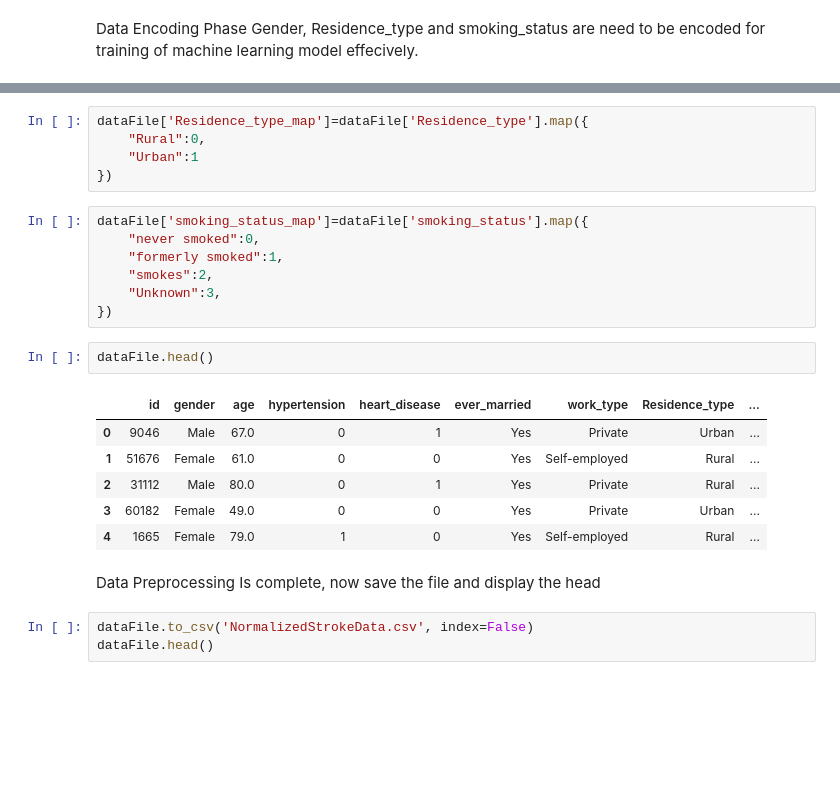
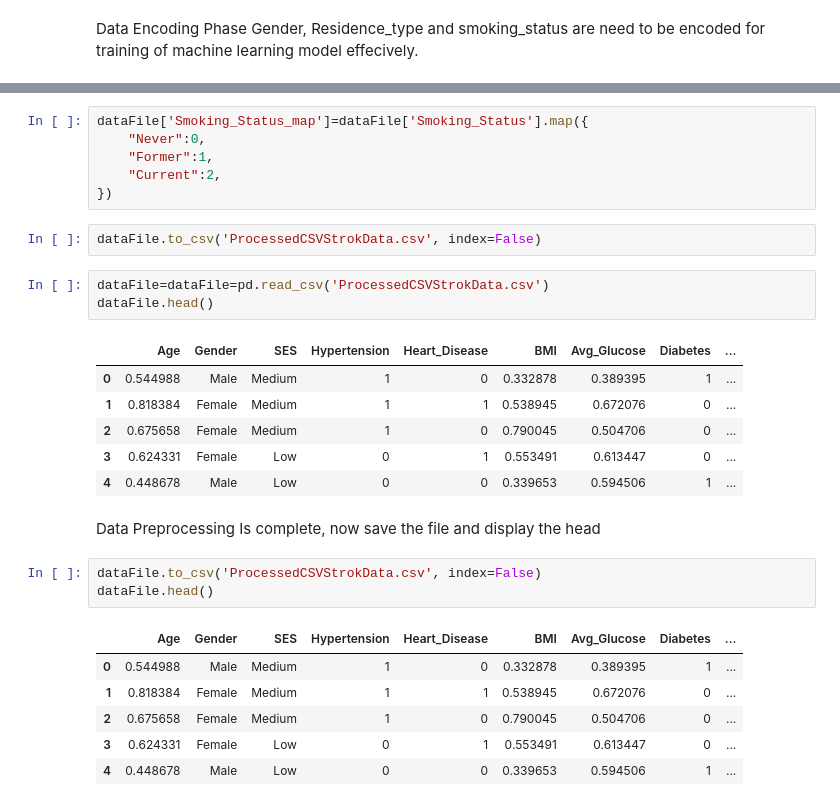
Before and after one commit to Muhammad-Abdul-Basit/Stroke-Prediction-System, a Jupyter notebook: strokeDataPreprocessing.ipynb, the cells around one changed output, grey strips where cells are left out. Saved outputs shown, nothing was run; the diff lists cells and outputs as text; blank space fills up the shorter version.

```diff
--- a/strokeDataPreprocessing.ipynb
+++ b/strokeDataPreprocessing.ipynb
@@ -185,26 +117,30 @@ dataFile['work_type_map']=dataFile['work_type'].map({
-# %%
-dataFile['Residence_type_map']=dataFile['Residence_type'].map({
-    "Rural":0,
-    "Urban":1
-})
 # %%
-dataFile['smoking_status_map']=dataFile['smoking_status'].map({
-    "never smoked":0,
-    "formerly smoked":1,
-    "smokes":2,
-    "Unknown":3,
+dataFile['Smoking_Status_map']=dataFile['Smoking_Status'].map({
+    "Never":0,
+    "Former":1,
+    "Current":2,
 })
+# %%
+dataFile.to_csv('ProcessedCSVStrokData.csv', index=False)
 # %%
+dataFile=dataFile=pd.read_csv('ProcessedCSVStrokData.csv')
 dataFile.head()
 # %% [output]
-|  | id | gender | age | hypertension | heart_disease | ever_married | work_type | Residence_type | ... |
-| 0 | 9046 | Male | 67.0 | 0 | 1 | Yes | Private | Urban | ... |
-| 1 | 51676 | Female | 61.0 | 0 | 0 | Yes | Self-employed | Rural | ... |
-| 2 | 31112 | Male | 80.0 | 0 | 1 | Yes | Private | Rural | ... |
-| 3 | 60182 | Female | 49.0 | 0 | 0 | Yes | Private | Urban | ... |
-| 4 | 1665 | Female | 79.0 | 1 | 0 | Yes | Self-employed | Rural | ... |
+|  | Age | Gender | SES | Hypertension | Heart_Disease | BMI | Avg_Glucose | Diabetes | ... |
+| 0 | 0.544988 | Male | Medium | 1 | 0 | 0.332878 | 0.389395 | 1 | ... |
+| 1 | 0.818384 | Female | Medium | 1 | 1 | 0.538945 | 0.672076 | 0 | ... |
+| 2 | 0.675658 | Female | Medium | 1 | 0 | 0.790045 | 0.504706 | 0 | ... |
+| 3 | 0.624331 | Female | Low | 0 | 1 | 0.553491 | 0.613447 | 0 | ... |
+| 4 | 0.448678 | Male | Low | 0 | 0 | 0.339653 | 0.594506 | 1 | ... |
 # %% [markdown]
 Data Preprocessing Is complete, now save the file and display the head
 # %%
-dataFile.to_csv('NormalizedStrokeData.csv', index=False)
+dataFile.to_csv('ProcessedCSVStrokData.csv', index=False)
 dataFile.head()
+# %% [output]
+|  | Age | Gender | SES | Hypertension | Heart_Disease | BMI | Avg_Glucose | Diabetes | ... |
+| 0 | 0.544988 | Male | Medium | 1 | 0 | 0.332878 | 0.389395 | 1 | ... |
+| 1 | 0.818384 | Female | Medium | 1 | 1 | 0.538945 | 0.672076 | 0 | ... |
+| 2 | 0.675658 | Female | Medium | 1 | 0 | 0.790045 | 0.504706 | 0 | ... |
+| 3 | 0.624331 | Female | Low | 0 | 1 | 0.553491 | 0.613447 | 0 | ... |
+| 4 | 0.448678 | Male | Low | 0 | 0 | 0.339653 | 0.594506 | 1 | ... |
```
Also changed, not shown: parts of 33 cells of this notebook, 8 other files.
